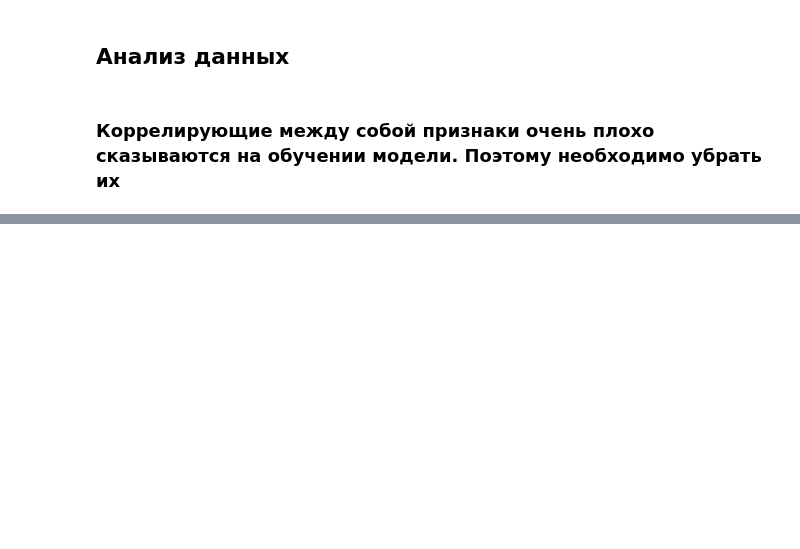
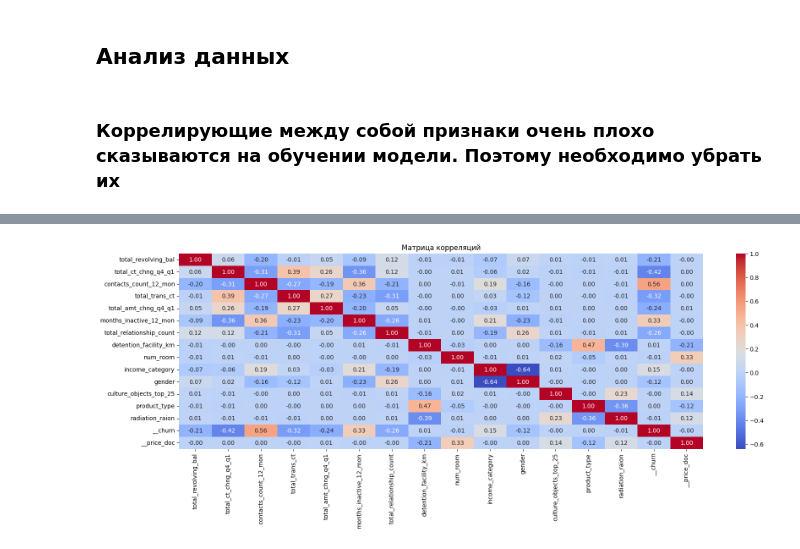
Before and after one commit to Mazer1x/Hackathon, a Jupyter notebook: Notebook.ipynb, the cells around one changed output, grey strips where cells are left out. Cells and saved outputs as stored; diff of their text form; code cells hidden in the pictures; blank space fills up the shorter version.

```diff
--- a/Notebook.ipynb
+++ b/Notebook.ipynb
@@ -165,0 +296,13 @@ print(highCorr['Признак 1'].values)
+# %%
+mergCols.remove('full_sq')
+# %%
+resCols = mergCols
+# %%
+cr = df[resCols + targetCols].corr()
+
+plt.figure(figsize=(20, 6))
+sns.heatmap(cr, annot=True, cmap='coolwarm', fmt='.2f')
+plt.title('Матрица корреляций')
+plt.show()
+# %% [output]
+[figure, added]
```
Also changed, not shown: parts of 59 cells of this notebook.
